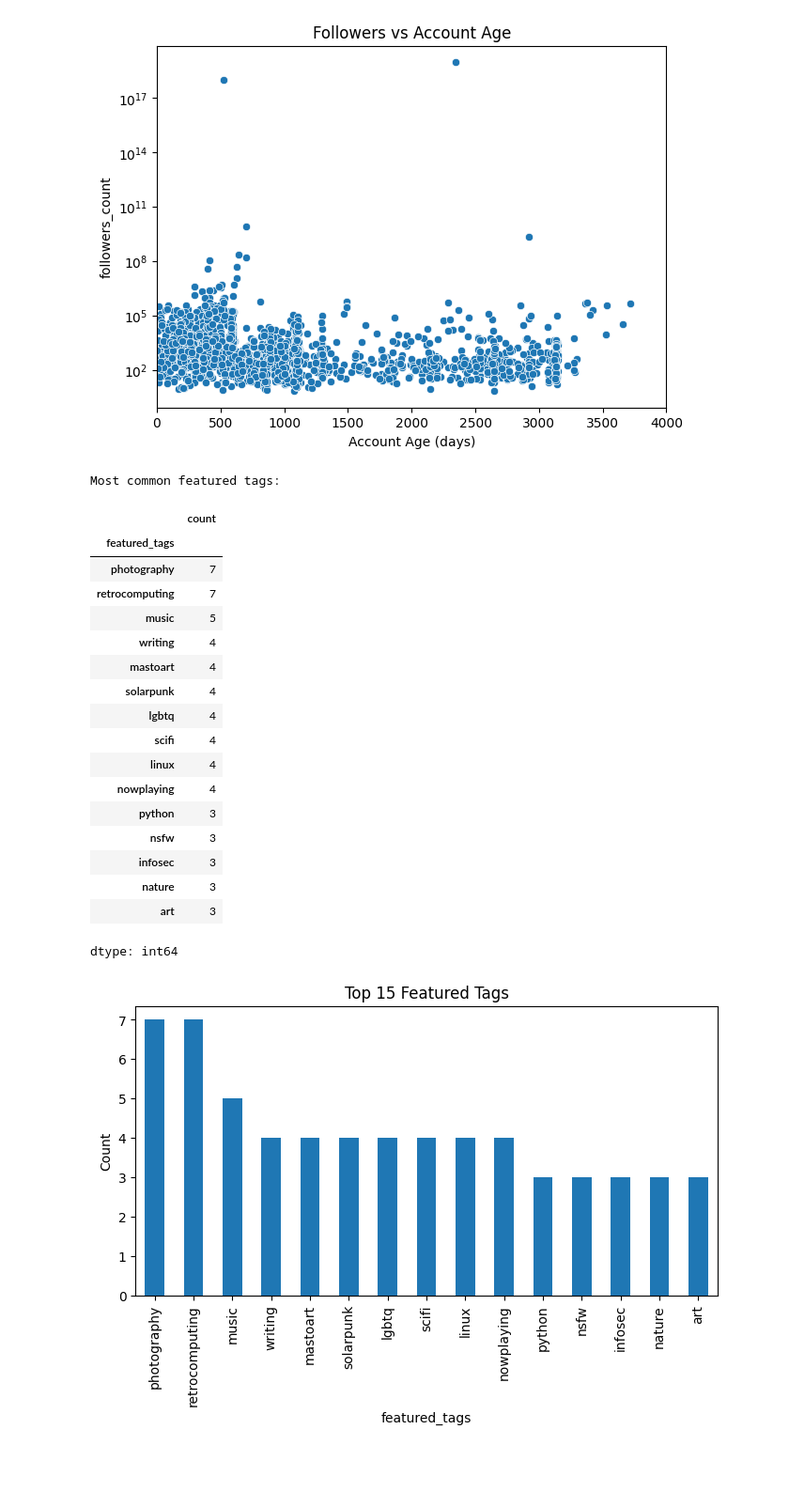
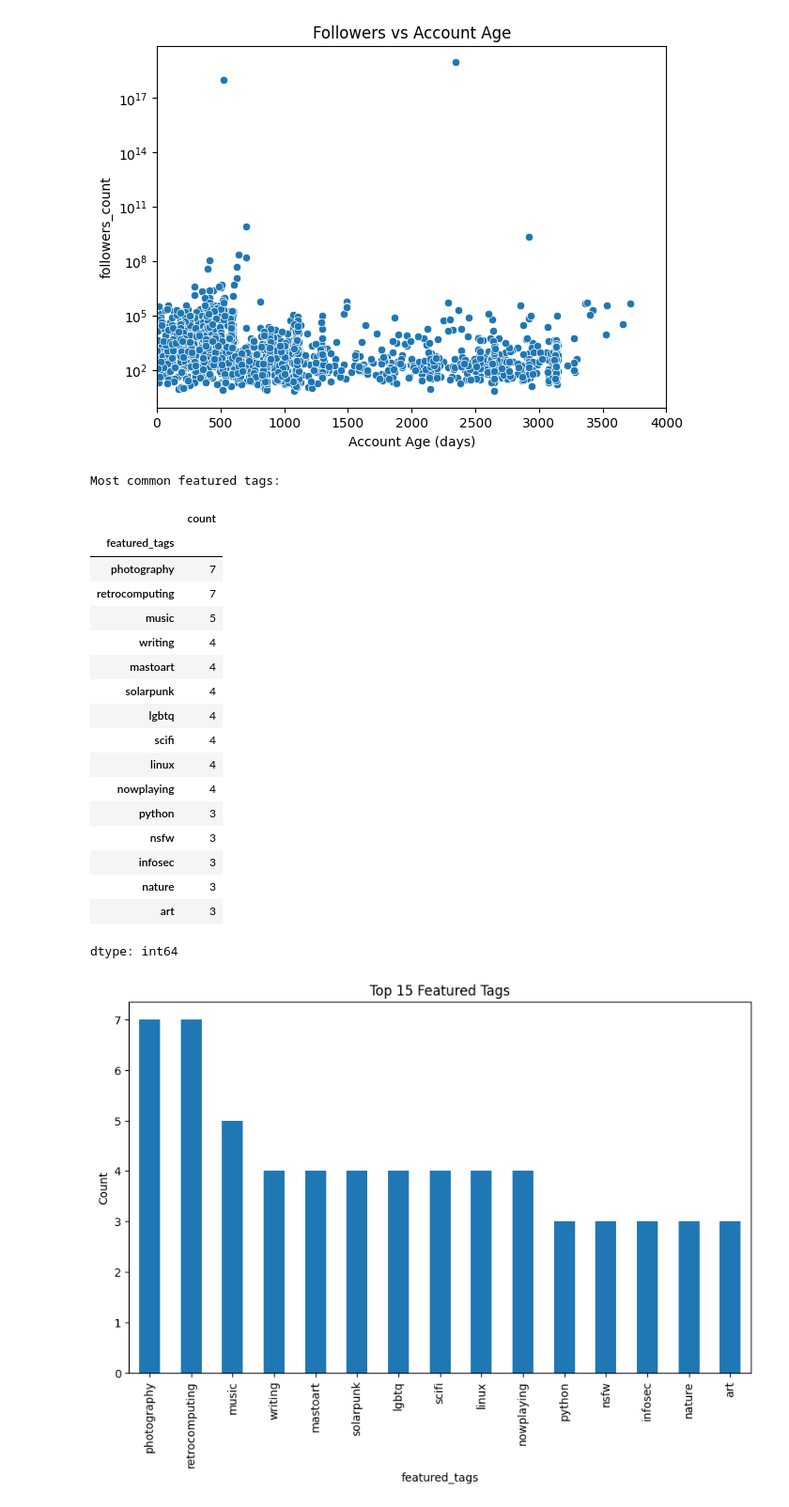
Before and after one commit to Lamees-F/Matsodon, a Jupyter notebook: Notebooks/user_analysis.ipynb, the cells around one changed output. Shown: that part at 94% size. Drawn from its saved outputs; the diff is of its cells as text; code cells hidden in the pictures; blank space fills up the shorter version.

```diff
--- a/Notebooks/user_analysis.ipynb
+++ b/Notebooks/user_analysis.ipynb
@@ -227,35 +225,35 @@ plt.show()
 if 'featured_tags' in user_df.columns:
     tags_series = user_df['featured_tags'].dropna().astype(str).str.split(',').explode().str.strip()
     tag_counts = tags_series.value_counts().head(15)
     print("\nMost common featured tags:")
     display(tag_counts)
 
-    plt.figure(figsize=(8,4))
+    plt.figure(figsize=(10,6))
     tag_counts.plot(kind='bar')
     plt.title("Top 15 Featured Tags")
     plt.ylabel("Count")
     plt.show()
 # %% [output]
 Most common featured tags:
 |  | count |
 | featured_tags |  |
 | photography | 7 |
 | retrocomputing | 7 |
 | music | 5 |
 | writing | 4 |
 | mastoart | 4 |
 | solarpunk | 4 |
 | lgbtq | 4 |
 | scifi | 4 |
 | linux | 4 |
 | nowplaying | 4 |
 | python | 3 |
 | nsfw | 3 |
 | infosec | 3 |
 | nature | 3 |
 | art | 3 |
 dtype: int64
-[figure, old version]
+[figure, new version]
 # %%
 import plotly.express as px
 # %%
```
Also changed, not shown: parts of 6 cells of this notebook.
